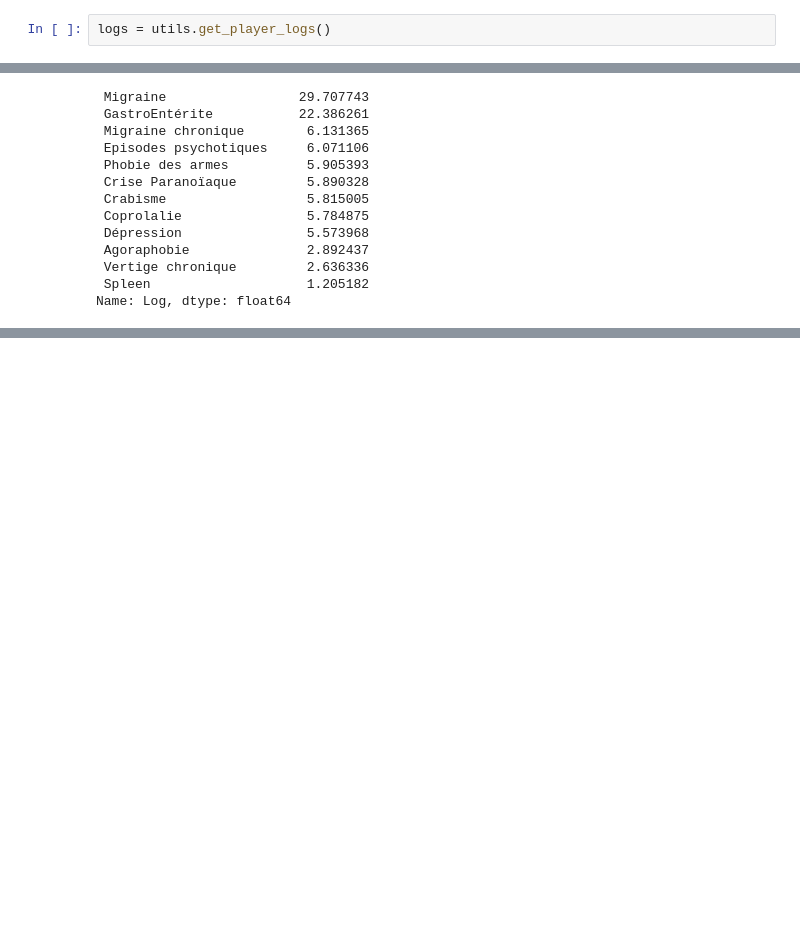
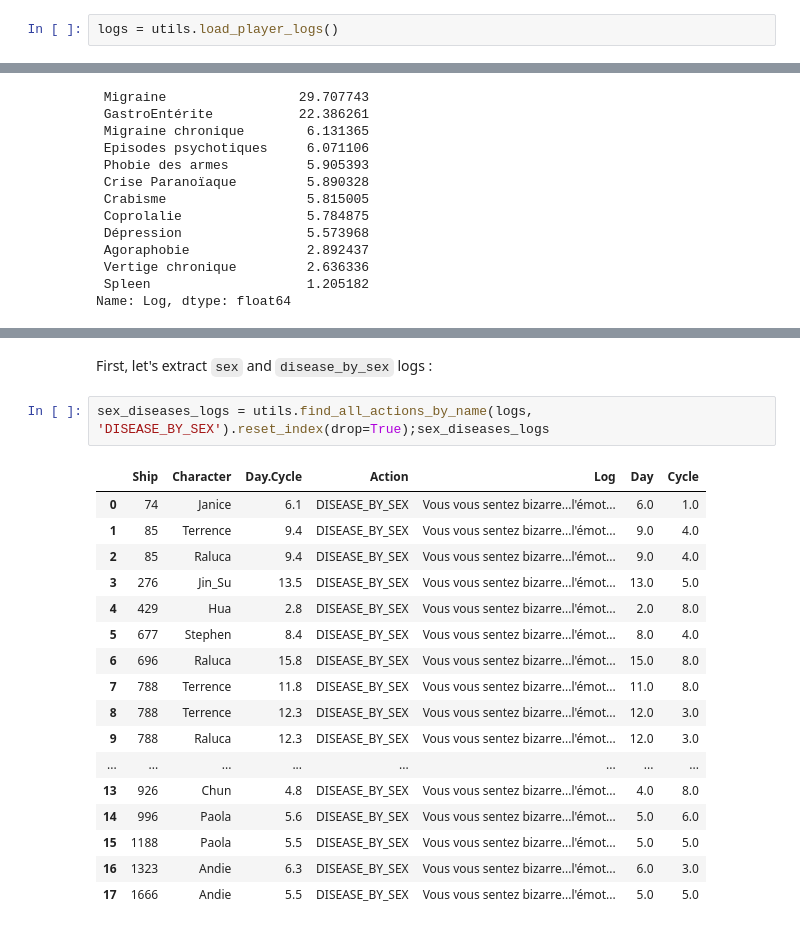
Before and after one commit to cmnemoi/mush-datamining, a Jupyter notebook: notebooks/diseases.ipynb, the cells around one changed output, grey strips where cells are left out. Cells and saved outputs as stored; diff of their text form; blank space fills up the shorter version.

Commit message:
feat: sex disease cause insights

```diff
--- a/notebooks/diseases.ipynb
+++ b/notebooks/diseases.ipynb
@@ -9,7 +12,7 @@ First, let's import libraries and the logs :
 import pandas as pd
 import utils
 # %%
-logs = utils.get_player_logs()
+logs = utils.load_player_logs()
 # %%
 logs.head()
 # %% [output]
@@ -237,0 +248,22 @@ Name: Log, dtype: float64
+# %% [markdown]
+First, let's extract `sex` and `disease_by_sex` logs :
+# %%
+sex_diseases_logs = utils.find_all_actions_by_name(logs, 'DISEASE_BY_SEX').reset_index(drop=True);sex_diseases_logs
+# %% [output]
+|  | Ship | Character | Day.Cycle | Action | Log | Day | Cycle |
+| 0 | 74 | Janice | 6.1 | DISEASE_BY_SEX | Vous vous sentez bizarre...l'émot... | 6.0 | 1.0 |
+| 1 | 85 | Terrence | 9.4 | DISEASE_BY_SEX | Vous vous sentez bizarre...l'émot... | 9.0 | 4.0 |
+| 2 | 85 | Raluca | 9.4 | DISEASE_BY_SEX | Vous vous sentez bizarre...l'émot... | 9.0 | 4.0 |
+| 3 | 276 | Jin_Su | 13.5 | DISEASE_BY_SEX | Vous vous sentez bizarre...l'émot... | 13.0 | 5.0 |
+| 4 | 429 | Hua | 2.8 | DISEASE_BY_SEX | Vous vous sentez bizarre...l'émot... | 2.0 | 8.0 |
+| 5 | 677 | Stephen | 8.4 | DISEASE_BY_SEX | Vous vous sentez bizarre...l'émot... | 8.0 | 4.0 |
+| 6 | 696 | Raluca | 15.8 | DISEASE_BY_SEX | Vous vous sentez bizarre...l'émot... | 15.0 | 8.0 |
+| 7 | 788 | Terrence | 11.8 | DISEASE_BY_SEX | Vous vous sentez bizarre...l'émot... | 11.0 | 8.0 |
+| 8 | 788 | Terrence | 12.3 | DISEASE_BY_SEX | Vous vous sentez bizarre...l'émot... | 12.0 | 3.0 |
+| 9 | 788 | Raluca | 12.3 | DISEASE_BY_SEX | Vous vous sentez bizarre...l'émot... | 12.0 | 3.0 |
+| ... | ... | ... | ... | ... | ... | ... | ... |
+| 13 | 926 | Chun | 4.8 | DISEASE_BY_SEX | Vous vous sentez bizarre...l'émot... | 4.0 | 8.0 |
+| 14 | 996 | Paola | 5.6 | DISEASE_BY_SEX | Vous vous sentez bizarre...l'émot... | 5.0 | 6.0 |
+| 15 | 1188 | Paola | 5.5 | DISEASE_BY_SEX | Vous vous sentez bizarre...l'émot... | 5.0 | 5.0 |
+| 16 | 1323 | Andie | 6.3 | DISEASE_BY_SEX | Vous vous sentez bizarre...l'émot... | 6.0 | 3.0 |
+| 17 | 1666 | Andie | 5.5 | DISEASE_BY_SEX | Vous vous sentez bizarre...l'émot... | 5.0 | 5.0 |
```
Also changed, not shown: parts of 16 cells of this notebook.
